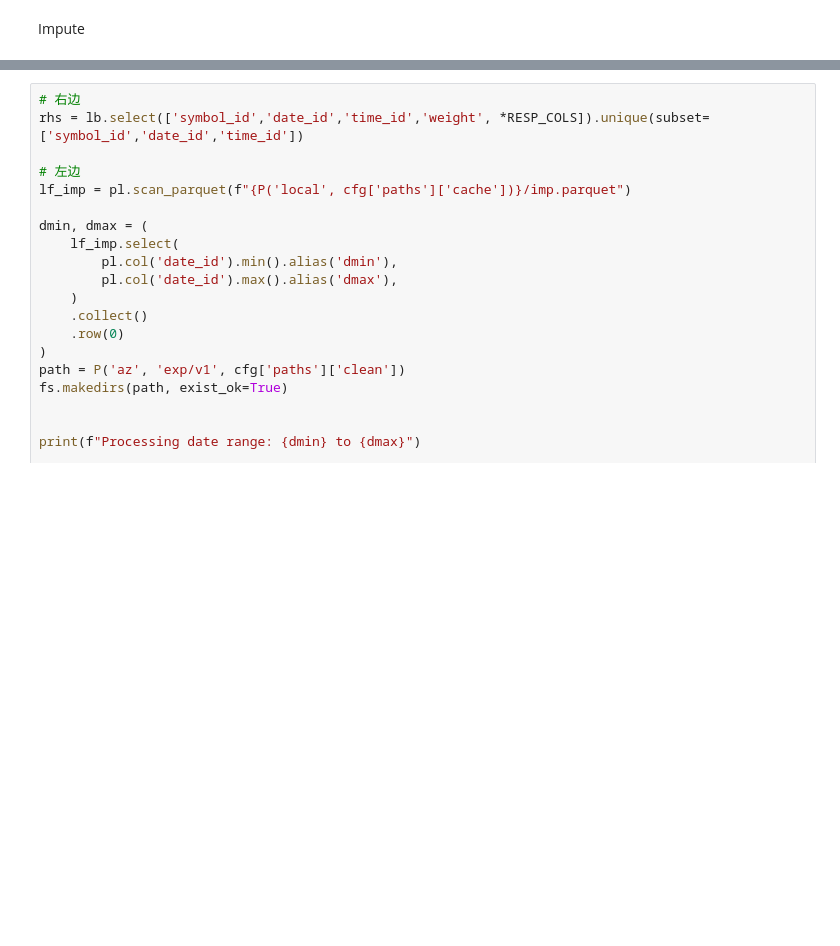
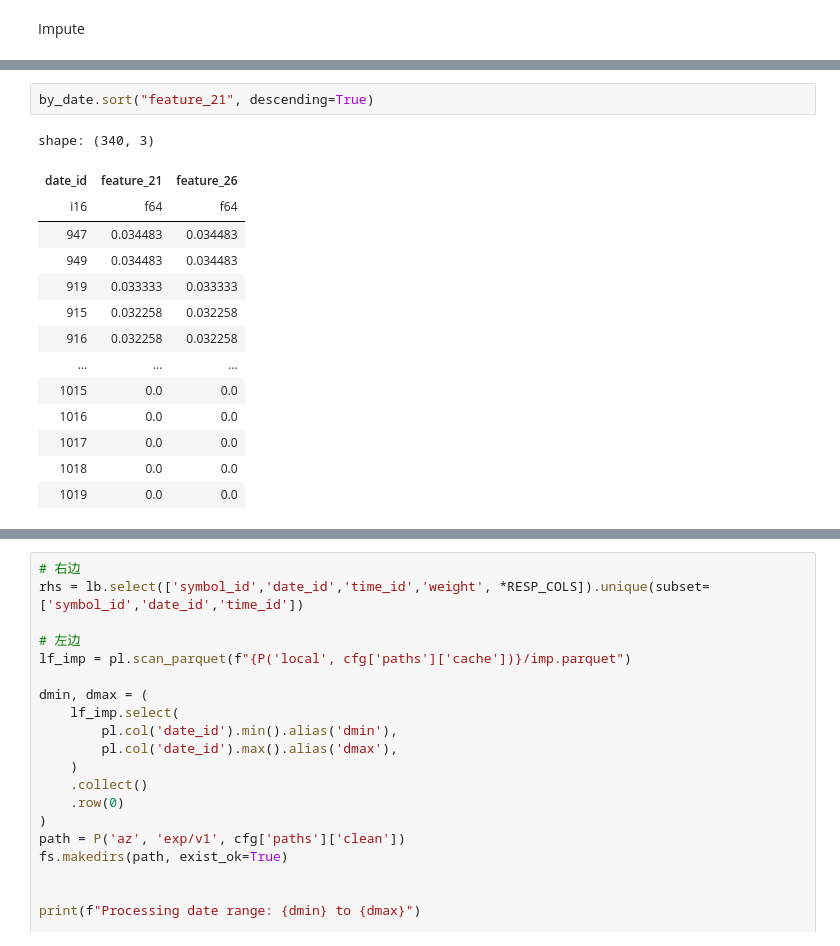
Before and after one commit to Jackson00Han/Jane-Street-Time-Series-Forecasting, a Jupyter notebook: main.ipynb, the cells around one changed output, grey strips where cells are left out. Drawn from its saved outputs; the diff is of its cells as text; blank space fills up the shorter version.

```diff
--- a/main.ipynb
+++ b/main.ipynb
@@ -327,0 +503,17 @@ lf_imp.collect(streaming=True).write_parquet(f"{P('local', cfg['paths']['cache']
+# %%
+by_date.sort("feature_21", descending=True)
+# %% [output]
+shape: (340, 3)
+| date_id | feature_21 | feature_26 |
+| i16 | f64 | f64 |
+| 947 | 0.034483 | 0.034483 |
+| 949 | 0.034483 | 0.034483 |
+| 919 | 0.033333 | 0.033333 |
+| 915 | 0.032258 | 0.032258 |
+| 916 | 0.032258 | 0.032258 |
+| … | … | … |
+| 1015 | 0.0 | 0.0 |
+| 1016 | 0.0 | 0.0 |
+| 1017 | 0.0 | 0.0 |
+| 1018 | 0.0 | 0.0 |
+| 1019 | 0.0 | 0.0 |
```
Also changed, not shown: parts of 22 cells of this notebook, 1 other file.
